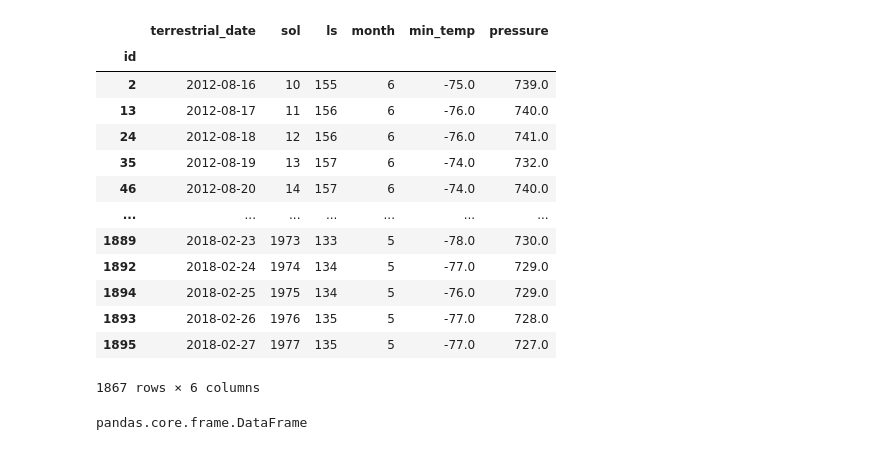
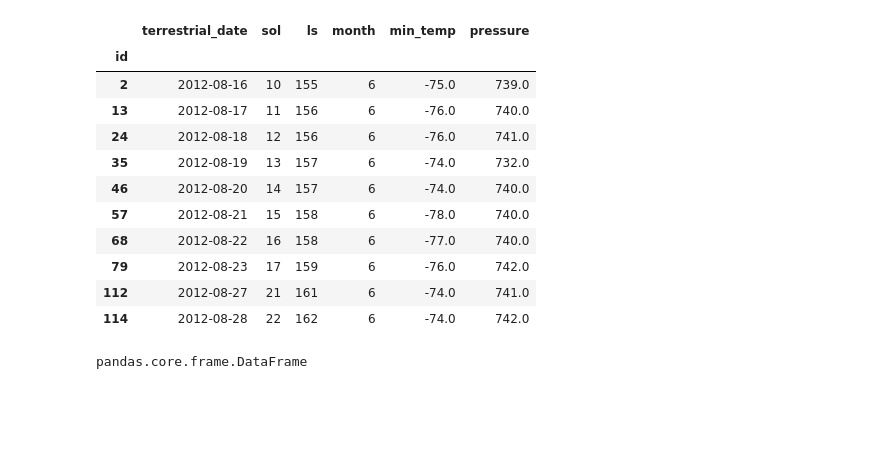
Before and after one commit to yan-ash/scrape_challenge, a Jupyter notebook: mars_data_challenge_part2.ipynb, the cells around one changed output. Drawn from its saved outputs; the diff is of its cells as text; code cells hidden in the pictures; blank space fills up the shorter version.

```diff
--- a/mars_data_challenge_part2.ipynb
+++ b/mars_data_challenge_part2.ipynb
@@ -14,23 +15,22 @@ import numpy as np
 url = 'https://data-class-mars-challenge.s3.amazonaws.com/Mars/index.html'
 # %%
+# read html file and store into a dataframe
 df = pd.read_html(url, index_col=0)[0]
 #df=pd.read_html(url)[0]
-df
+df.head(10)
 # %% [output]
 |  | terrestrial_date | sol | ls | month | min_temp | pressure |
 | id |  |  |  |  |  |  |
 | 2 | 2012-08-16 | 10 | 155 | 6 | -75.0 | 739.0 |
 | 13 | 2012-08-17 | 11 | 156 | 6 | -76.0 | 740.0 |
 | 24 | 2012-08-18 | 12 | 156 | 6 | -76.0 | 741.0 |
 | 35 | 2012-08-19 | 13 | 157 | 6 | -74.0 | 732.0 |
 | 46 | 2012-08-20 | 14 | 157 | 6 | -74.0 | 740.0 |
-| ... | ... | ... | ... | ... | ... | ... |
-| 1889 | 2018-02-23 | 1973 | 133 | 5 | -78.0 | 730.0 |
-| 1892 | 2018-02-24 | 1974 | 134 | 5 | -77.0 | 729.0 |
-| 1894 | 2018-02-25 | 1975 | 134 | 5 | -76.0 | 729.0 |
-| 1893 | 2018-02-26 | 1976 | 135 | 5 | -77.0 | 728.0 |
-| 1895 | 2018-02-27 | 1977 | 135 | 5 | -77.0 | 727.0 |
+| 57 | 2012-08-21 | 15 | 158 | 6 | -78.0 | 740.0 |
+| 68 | 2012-08-22 | 16 | 158 | 6 | -77.0 | 740.0 |
+| 79 | 2012-08-23 | 17 | 159 | 6 | -76.0 | 742.0 |
+| 112 | 2012-08-27 | 21 | 161 | 6 | -74.0 | 741.0 |
+| 114 | 2012-08-28 | 22 | 162 | 6 | -74.0 | 742.0 |
-1867 rows × 6 columns
 # %%
 type(df)
 # %% [output]
```
Also changed, not shown: parts of 11 cells of this notebook, 1 other file.
